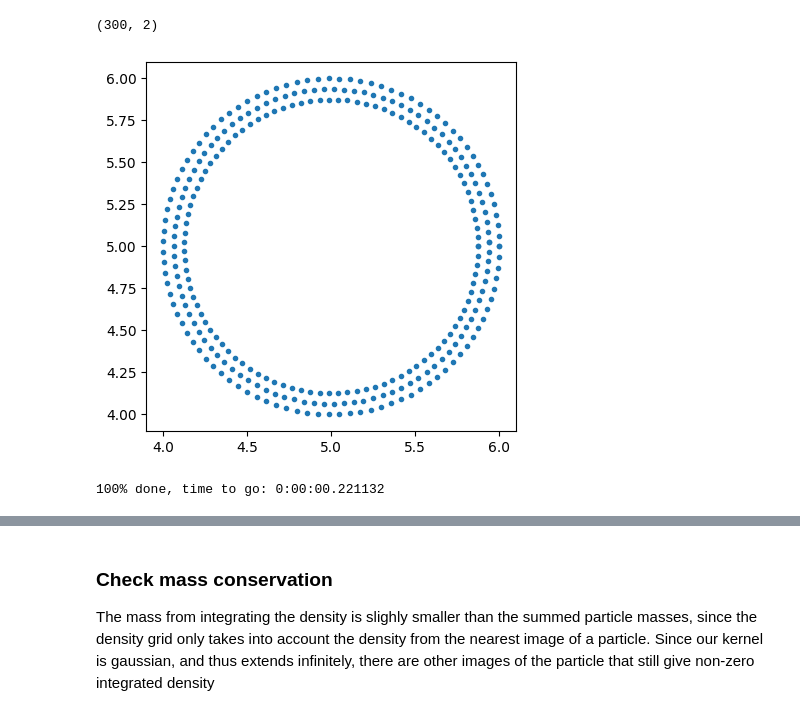
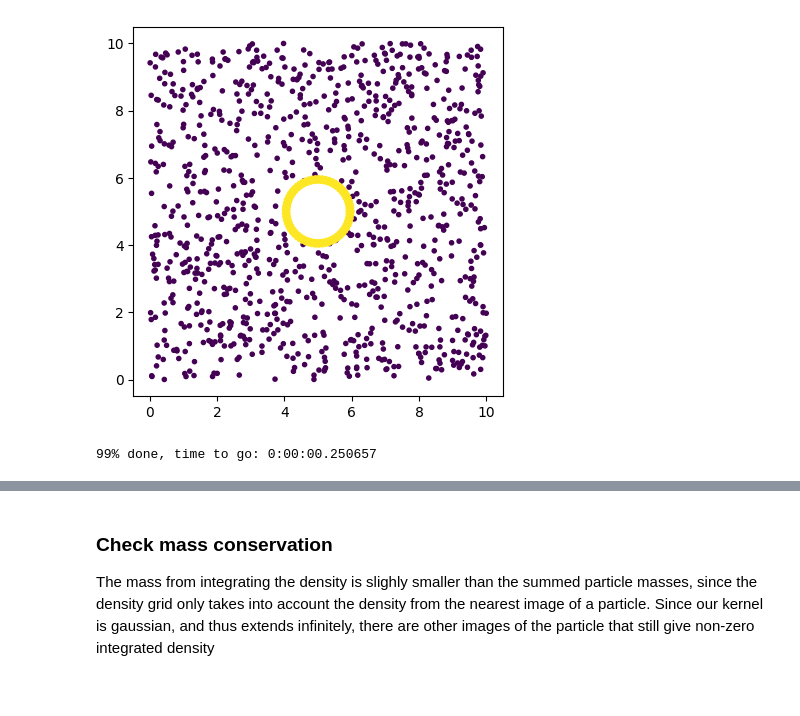
Before and after one commit to slagnews/drag_sph, a Jupyter notebook: sph_test.ipynb, the cells around one changed output, grey strips where cells are left out. Saved outputs shown, nothing was run; the diff lists cells and outputs as text; code cells hidden in the pictures.

```diff
--- a/sph_test.ipynb
+++ b/sph_test.ipynb
@@ -48,32 +72,18 @@ initial_velocities[:,0] += v0
-# %%
-N = 100
-phi = np.linspace(0,2*np.pi,N)
-dphi = 2*np.pi/N
-phi2 = phi+dphi/2
-phi = np.concatenate([phi, phi2, phi])
-
-radii = [central_object["radius"]]*N + [central_object["radius"]*(1-dphi)]*N + [central_object["radius"]*(1-2*dphi)]*N
-
-ghost_positions_x = L/2+radii*np.cos(phi)
-ghost_positions_y = L/2+radii*np.sin(phi)
-
-ghost_positions = np.column_stack((ghost_positions_x, ghost_positions_y))
-print(ghost_positions.shape)
-fig, ax = plt.subplots()
-ax.scatter(ghost_positions_x, ghost_positions_y, marker='.')
-ax.set_aspect("equal")
-# %% [output]
-(300, 2)
-[figure, removed]
+# %%
+fig, ax = plt.subplots()
+ax.scatter(initial_positions[:,0], initial_positions[:,1], c=is_ghost, marker='.')
+ax.set_aspect("equal")
+# %% [output]
+[figure, added]
 # %%
 rerun_sim = True
 
 if rerun_sim == True:
-    positions, velocities = integrate(initial_positions, initial_velocities, masses, L, h, c_s, rho0, dt, no_steps, central_object=central_object)
+    positions, velocities = integrate(initial_positions, initial_velocities, masses, L, h, c_s, rho0, dt, no_steps, central_object=None, is_ghost=is_ghost)
     np.savez("flow_sim", positions=positions, velocities=velocities)
 else:
     data = np.load("flow_sim.npz")
     positions = data["positions"]
     velocities = data["velocities"]
 # %% [output]
-100% done, time to go: 0:00:00.221132
+99% done, time to go: 0:00:00.250657
```
Also changed, not shown: parts of 11 cells of this notebook, 1 other file.
